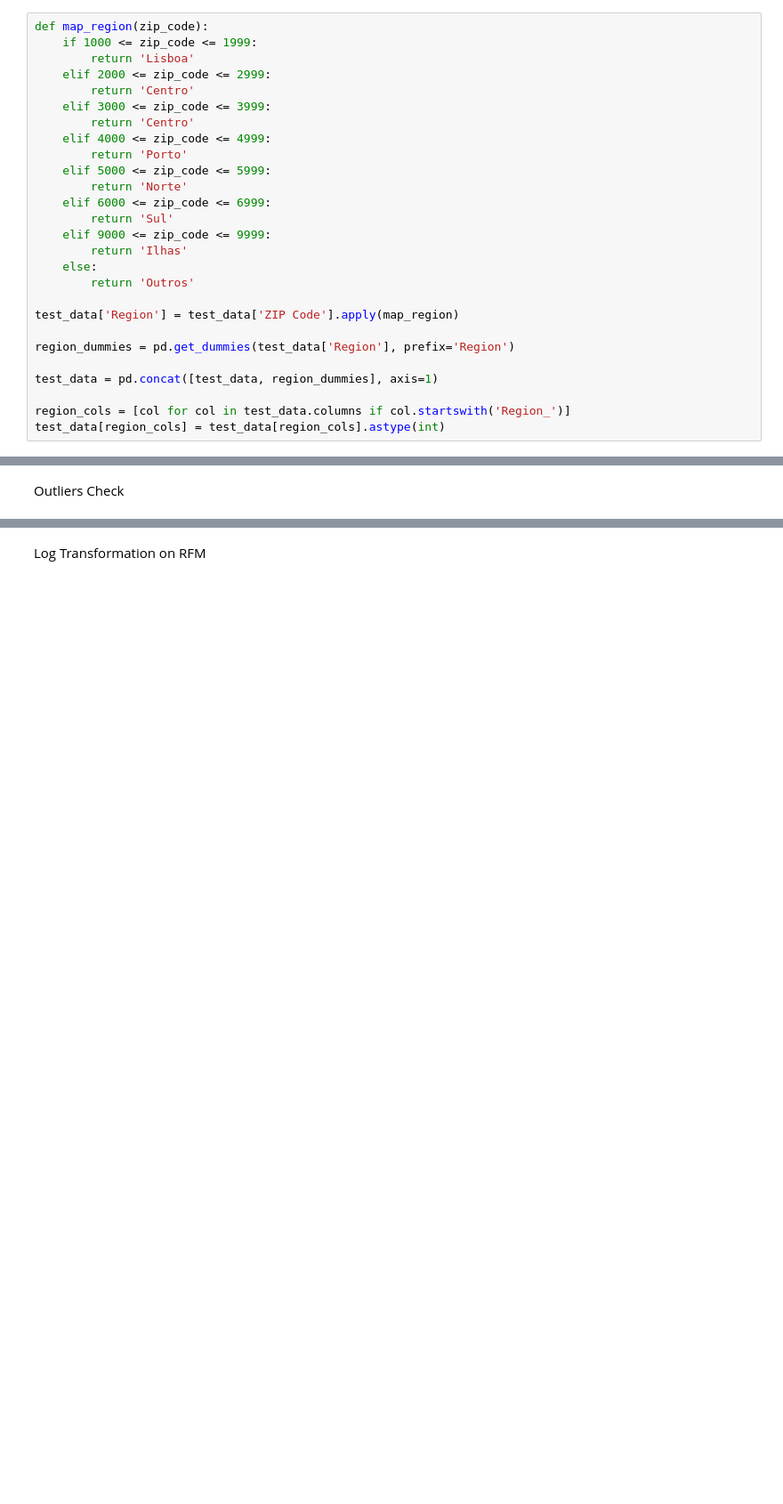
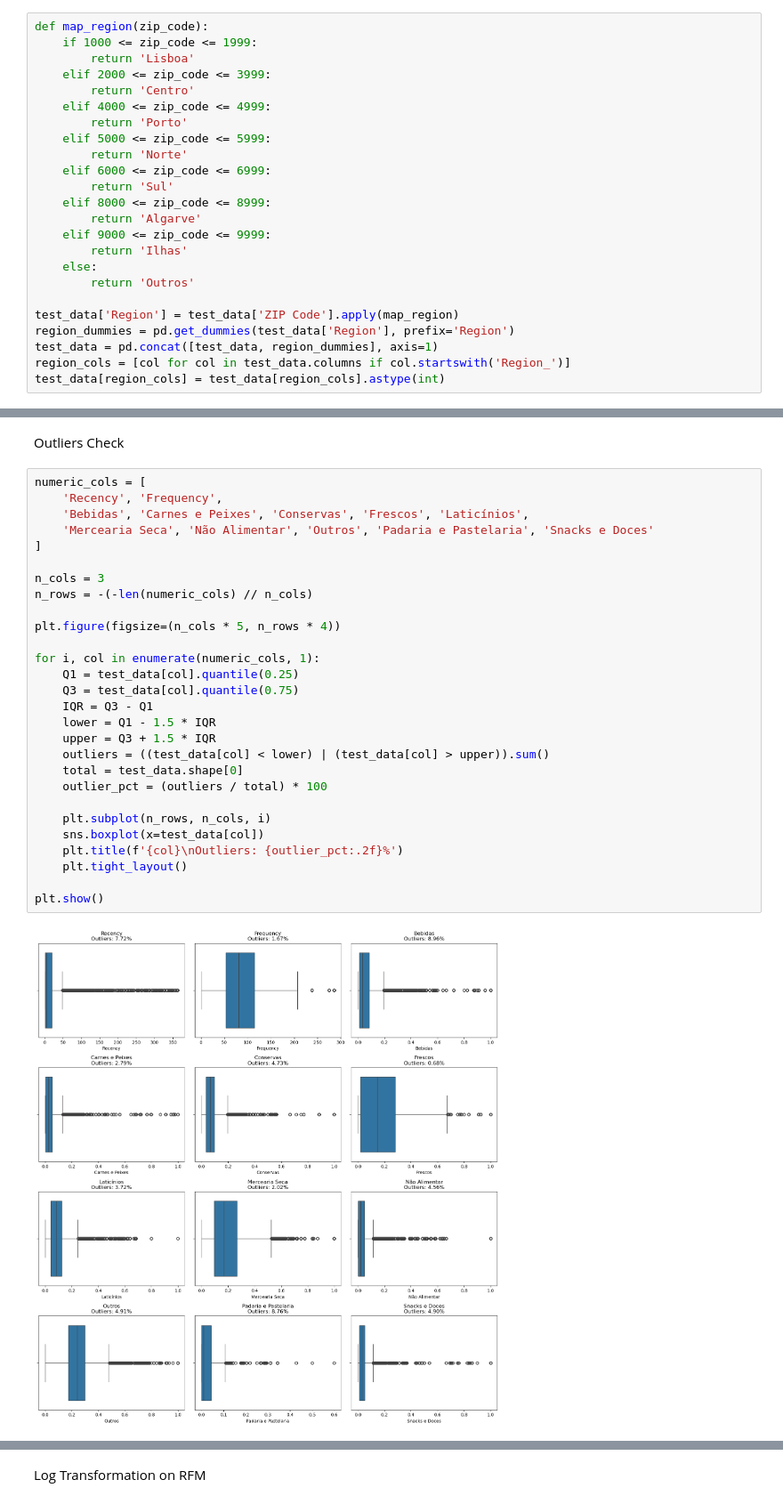
Before and after one commit to gugaaa1904/BC, a Jupyter notebook: Case 3.ipynb, the cells around one changed output, grey strips where cells are left out. Shown at 89% size. Saved outputs shown, nothing was run; the diff lists cells and outputs as text; blank space fills up the shorter version.

```diff
--- a/Case 3.ipynb
+++ b/Case 3.ipynb
@@ -353,9 +343,7 @@ Zip Code into Region
 def map_region(zip_code):
     if 1000 <= zip_code <= 1999:
         return 'Lisboa'
-    elif 2000 <= zip_code <= 2999:
-        return 'Centro'
-    elif 3000 <= zip_code <= 3999:
+    elif 2000 <= zip_code <= 3999:
         return 'Centro'
     elif 4000 <= zip_code <= 4999:
         return 'Porto'
@@ -363,17 +351,16 @@ def map_region(zip_code):
         return 'Norte'
     elif 6000 <= zip_code <= 6999:
         return 'Sul'
+    elif 8000 <= zip_code <= 8999:
+        return 'Algarve'
     elif 9000 <= zip_code <= 9999:
         return 'Ilhas'
     else:
         return 'Outros'
 
 test_data['Region'] = test_data['ZIP Code'].apply(map_region)
-
 region_dummies = pd.get_dummies(test_data['Region'], prefix='Region')
-
 test_data = pd.concat([test_data, region_dummies], axis=1)
-
 region_cols = [col for col in test_data.columns if col.startswith('Region_')]
 test_data[region_cols] = test_data[region_cols].astype(int)
 # %% [markdown]
@@ -558,2 +558,32 @@ plt.show()
 # %% [markdown]
 Outliers Check
+# %%
+numeric_cols = [
+    'Recency', 'Frequency',
+    'Bebidas', 'Carnes e Peixes', 'Conservas', 'Frescos', 'Laticínios',
+    'Mercearia Seca', 'Não Alimentar', 'Outros', 'Padaria e Pastelaria', 'Snacks e Doces'
+]
+
+n_cols = 3
+n_rows = -(-len(numeric_cols) // n_cols)
+
+plt.figure(figsize=(n_cols * 5, n_rows * 4))
+
+for i, col in enumerate(numeric_cols, 1):
+    Q1 = test_data[col].quantile(0.25)
+    Q3 = test_data[col].quantile(0.75)
+    IQR = Q3 - Q1
+    lower = Q1 - 1.5 * IQR
+    upper = Q3 + 1.5 * IQR
+    outliers = ((test_data[col] < lower) | (test_data[col] > upper)).sum()
+    total = test_data.shape[0]
+    outlier_pct = (outliers / total) * 100
+
+    plt.subplot(n_rows, n_cols, i)
+    sns.boxplot(x=test_data[col])
+    plt.title(f'{col}\nOutliers: {outlier_pct:.2f}%')
+    plt.tight_layout()
+
+plt.show()
+# %% [output]
+[figure, added]
```
Also changed, not shown: parts of 26 cells of this notebook, 1 other file.
